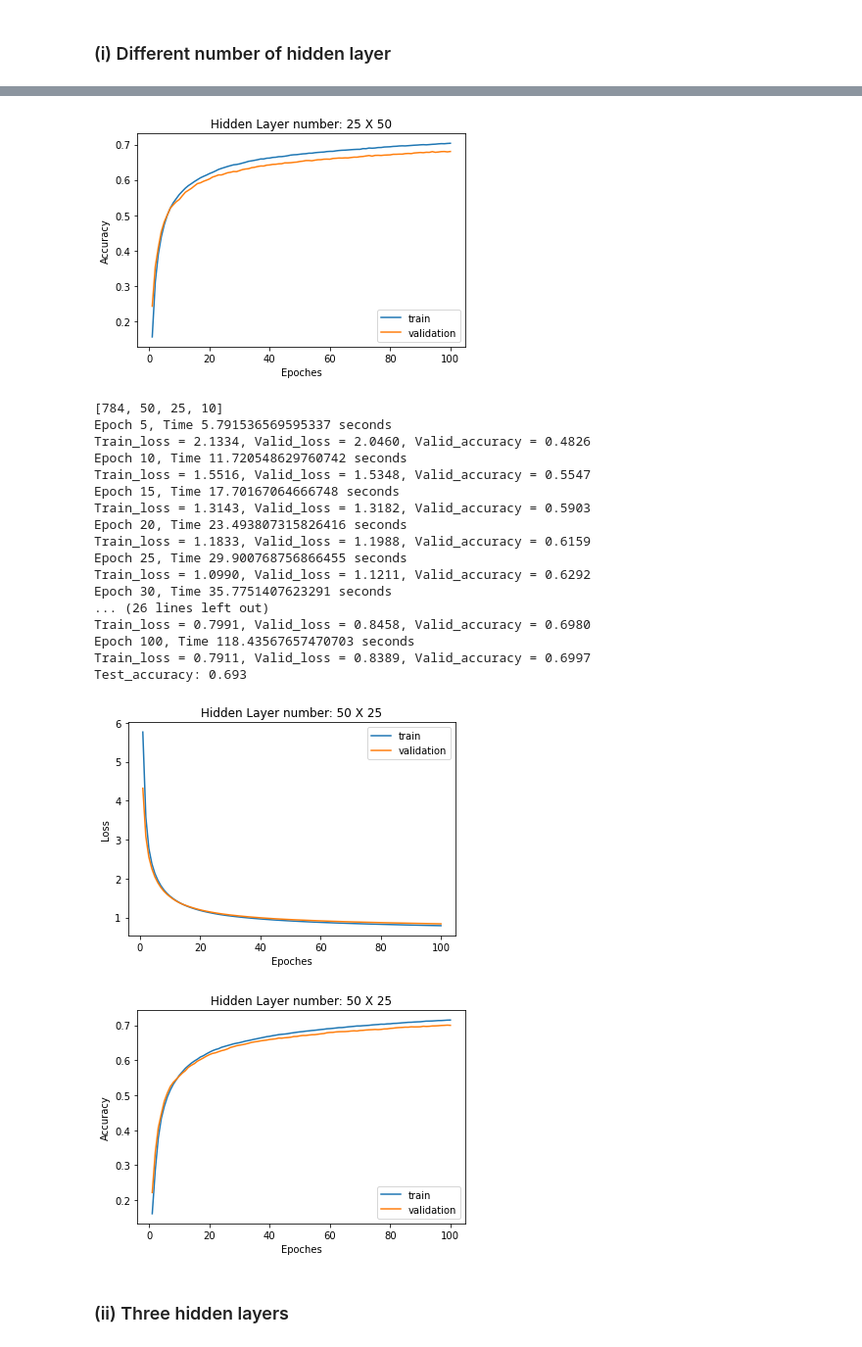
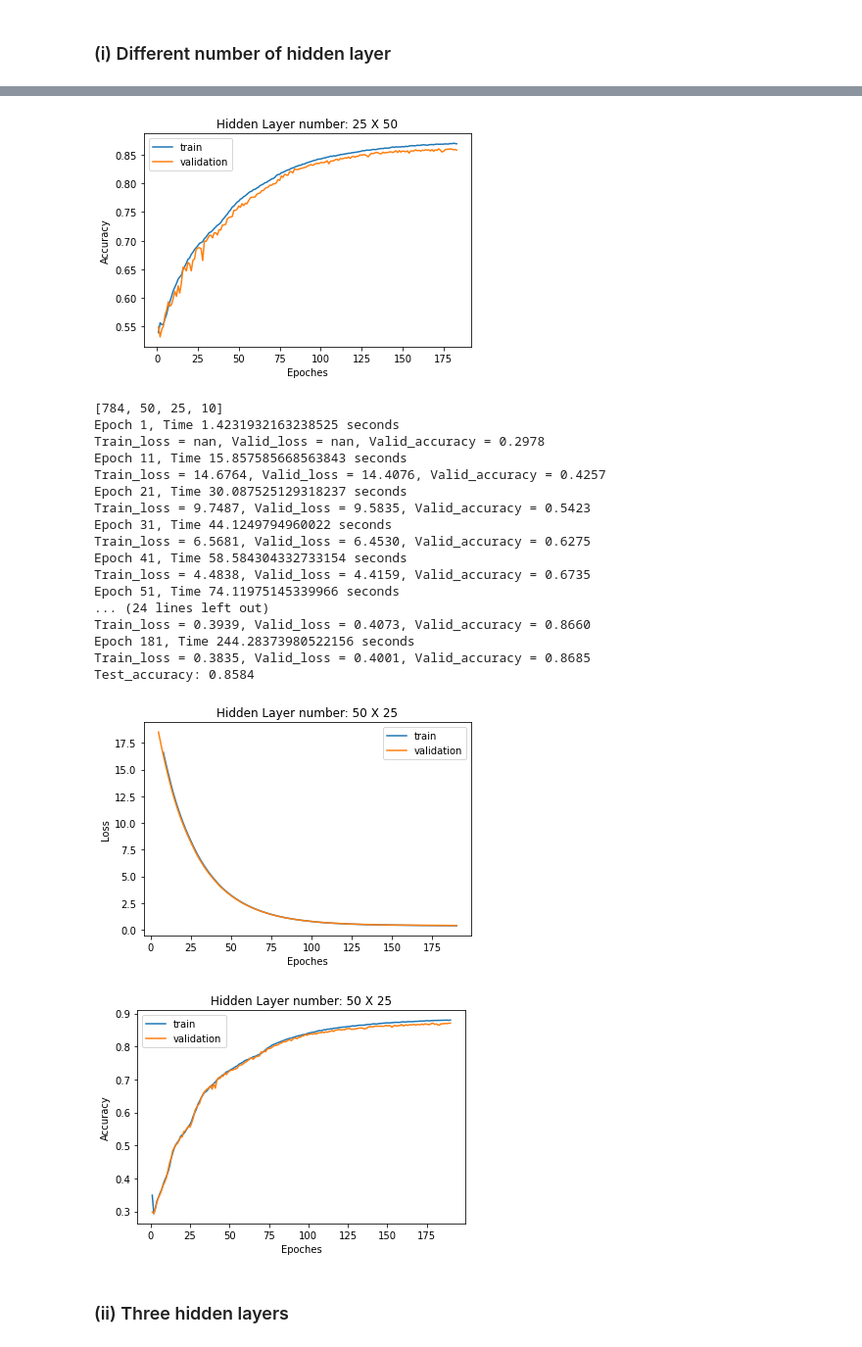
Before and after one commit to arition/CSE251B-PA, a Jupyter notebook: PA2/PA2.ipynb, the cells around one changed output, grey strips where cells are left out. Shown: that part at 98% size. Cells and saved outputs as stored; diff of their text form; code cells hidden in the pictures.

```diff
--- a/PA2/PA2.ipynb
+++ b/PA2/PA2.ipynb
@@ -137,22 +137,24 @@ plt.show()
 Hidden_Layer = [[50, 100], [100, 50], [25, 50], [50, 25]]
-config = yaml.load(open('./partc.yaml', 'r'), Loader=yaml.SafeLoader)
+config = yaml.load(open('./parte.yaml', 'r'), Loader=yaml.SafeLoader)
+
+# # Load the data
+# x_train, y_train = load_data(path="./", mode="train")
+# x_test, y_test = load_data(path="./", mode="t10k")
+
+# x_train = normalize_data(x_train)
+# # Y_train = one_hot_encoding(labels=Y_train)
+# x_test = normalize_data(x_test)
+# # y_test = one_hot_encoding(labels=y_test)
+
+# # Create splits for validation data here.
+# x_train, y_train, x_valid, y_valid = data_spliter(x_train, y_train, percentage=0.2)
 
 for hidden in Hidden_Layer:
     config['layer_specs'][1:3] = hidden
     print(config['layer_specs'])
     model  = Neuralnetwork(config)
 
-    # Load the data
-    x_train, y_train = load_data(path="./", mode="train")
-    x_test, y_test = load_data(path="./", mode="t10k")
 
-    x_train = normalize_data(x_train)
-    # Y_train = one_hot_encoding(labels=Y_train)
-    x_test = normalize_data(x_test)
-    # y_test = one_hot_encoding(labels=y_test)
-
-    # Create splits for validation data here.
-    x_train, y_train, x_valid, y_valid = data_spliter(x_train, y_train, percentage=0.2)
     # train the model
     recording = train(model, x_train, y_train, x_valid, y_valid, config)
 
@@ -241,23 +244,23 @@ Test_accuracy: 0.6764
-[figure, old version]
+[figure, new version]
-[784, 50, 25, 10]
-Epoch 5, Time 5.791536569595337 seconds
-Train_loss = 2.1334, Valid_loss = 2.0460, Valid_accuracy = 0.4826
-Epoch 10, Time 11.720548629760742 seconds
-Train_loss = 1.5516, Valid_loss = 1.5348, Valid_accuracy = 0.5547
-Epoch 15, Time 17.70167064666748 seconds
-Train_loss = 1.3143, Valid_loss = 1.3182, Valid_accuracy = 0.5903
-Epoch 20, Time 23.493807315826416 seconds
-Train_loss = 1.1833, Valid_loss = 1.1988, Valid_accuracy = 0.6159
-Epoch 25, Time 29.900768756866455 seconds
-Train_loss = 1.0990, Valid_loss = 1.1211, Valid_accuracy = 0.6292
-Epoch 30, Time 35.7751407623291 seconds
-... (26 lines left out)
-Train_loss = 0.7991, Valid_loss = 0.8458, Valid_accuracy = 0.6980
-Epoch 100, Time 118.43567657470703 seconds
-Train_loss = 0.7911, Valid_loss = 0.8389, Valid_accuracy = 0.6997
-Test_accuracy: 0.693
+[784, 50, 25, 10]
+Epoch 1, Time 1.4231932163238525 seconds
+Train_loss = nan, Valid_loss = nan, Valid_accuracy = 0.2978
+Epoch 11, Time 15.857585668563843 seconds
+Train_loss = 14.6764, Valid_loss = 14.4076, Valid_accuracy = 0.4257
+Epoch 21, Time 30.087525129318237 seconds
+Train_loss = 9.7487, Valid_loss = 9.5835, Valid_accuracy = 0.5423
+Epoch 31, Time 44.1249794960022 seconds
+Train_loss = 6.5681, Valid_loss = 6.4530, Valid_accuracy = 0.6275
+Epoch 41, Time 58.584304332733154 seconds
+Train_loss = 4.4838, Valid_loss = 4.4159, Valid_accuracy = 0.6735
+Epoch 51, Time 74.11975145339966 seconds
+... (24 lines left out)
+Train_loss = 0.3939, Valid_loss = 0.4073, Valid_accuracy = 0.8660
+Epoch 181, Time 244.28373980522156 seconds
+Train_loss = 0.3835, Valid_loss = 0.4001, Valid_accuracy = 0.8685
+Test_accuracy: 0.8584
-[figure, old version]
+[figure, new version]
-[figure, old version]
+[figure, new version]
 # %% [markdown]
 ### (ii) Three hidden layers
 # %%
```
Also changed, not shown: parts of 3 cells of this notebook.
